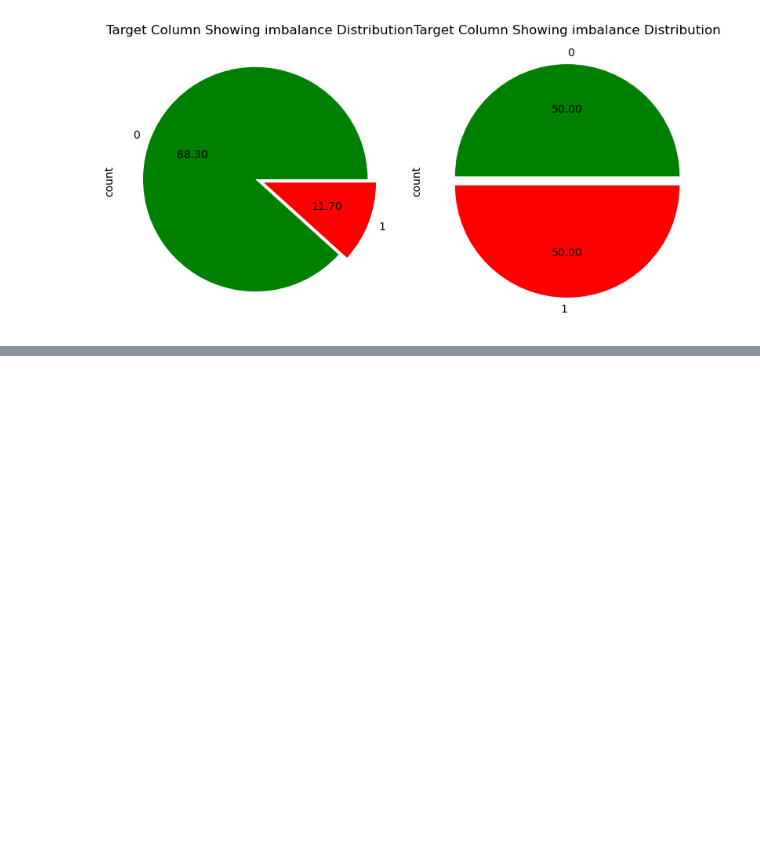
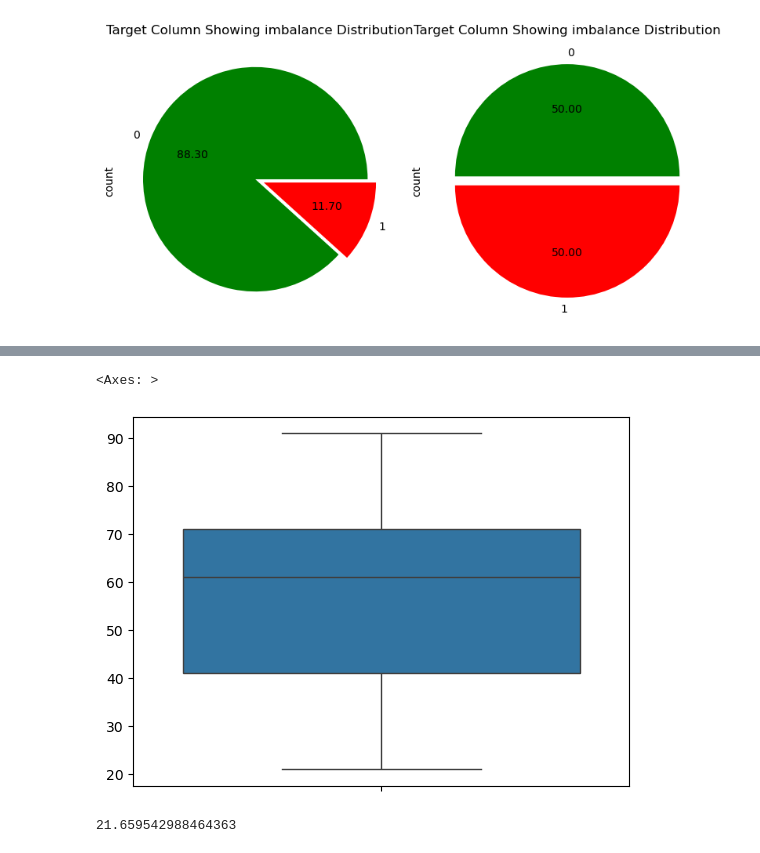
Before and after one commit to RahulDhobi192030/DATA_SCIENCE, a Jupyter notebook: Bank Data EDA.ipynb, the cells around one changed output, grey strips where cells are left out. Saved outputs shown, nothing was run; the diff lists cells and outputs as text; code cells hidden in the pictures; blank space fills up the shorter version.

```diff
--- a/Bank Data EDA.ipynb
+++ b/Bank Data EDA.ipynb
@@ -183,0 +198,10 @@ X_test = sc.transform(X_test)
+# %%
+sns.boxplot(data = b)
+# %% [output]
+<Axes: >
+[figure, added]
+# %%
+b = np.array(b)
+b.std()
+# %% [output]
+21.659542988464363
```
Also changed, not shown: parts of 10 cells of this notebook.
